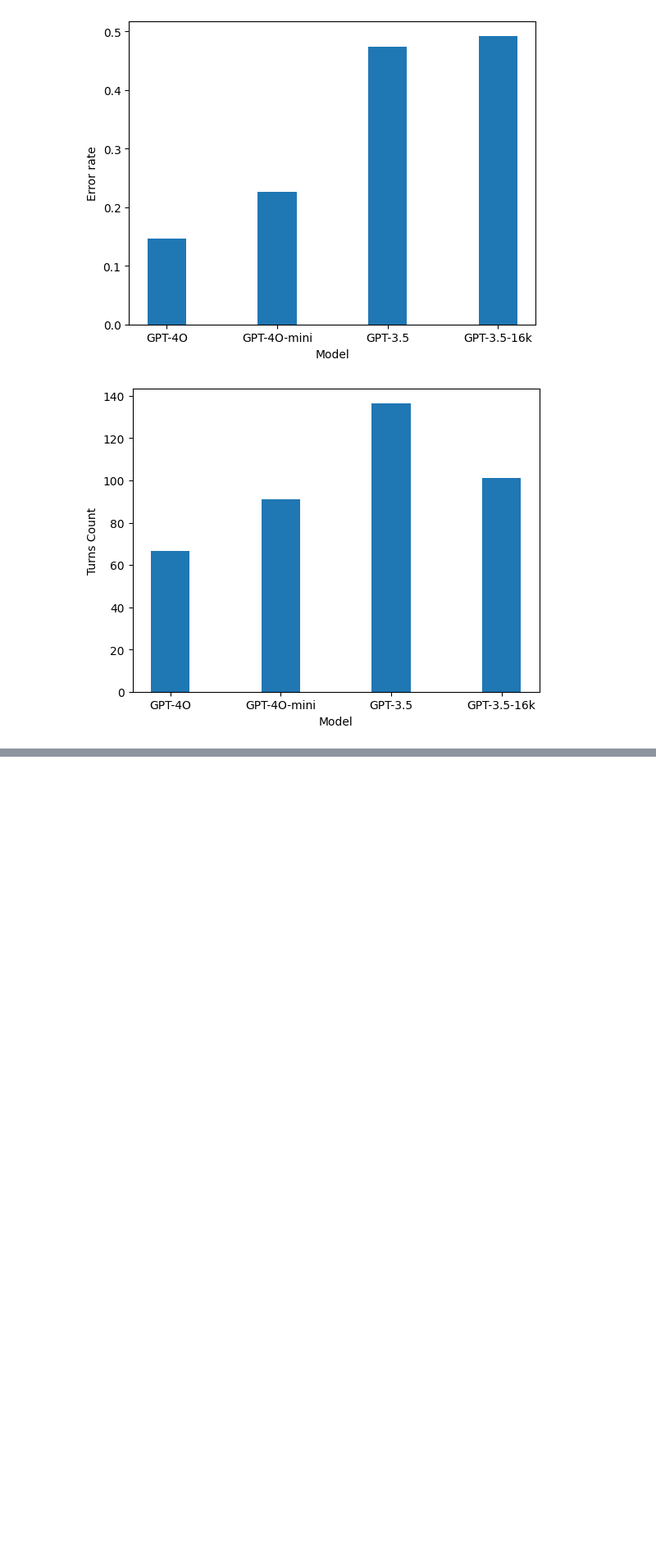
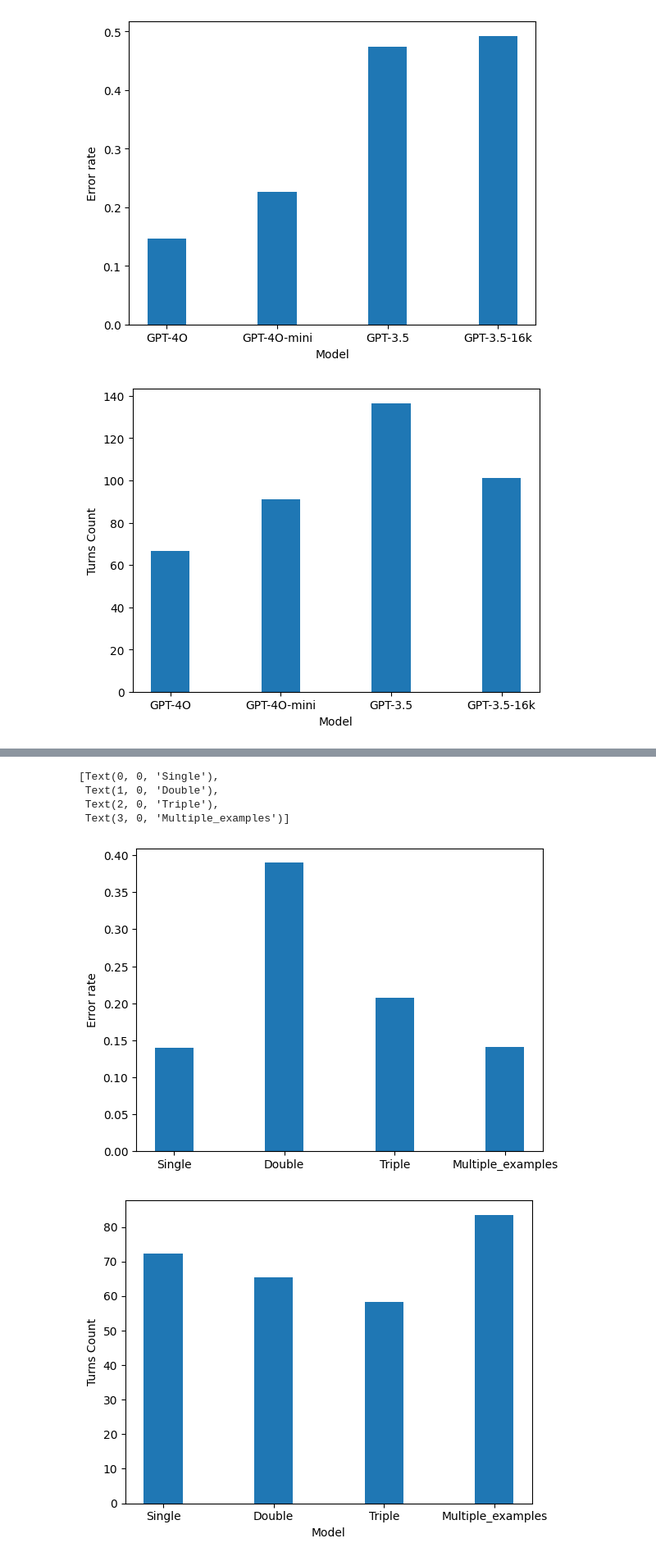
Before and after one commit to boring180/ChinesePokerAi, a Jupyter notebook: results_visualize.ipynb, the cells around one changed output, grey strips where cells are left out. Shown: that part at 82% size. Cells and saved outputs as stored; diff of their text form; code cells hidden in the pictures; blank space fills up the shorter version.

```diff
--- a/results_visualize.ipynb
+++ b/results_visualize.ipynb
@@ -85,0 +113,39 @@ ax.set_xticklabels(model_names)
+# %%
+# ♥3
+single_error = np.array([0.18032786885245902, 0.14285714285714285, 0.1044776119402985, 0.08571428571428572, 0.18811881188118812]).mean()
+single_turn = np.array([61, 63, 67, 70, 101]).mean()
+# ♠3♥3
+double_error = np.array([0.07462686567164178, 0.3953488372093023, 0.06451612903225806, 1.2592592592592593, 0.15714285714285714]).mean()
+double_turn = np.array([67, 43, 93, 54, 70]).mean()
+# ♠3♥3♣3
+triple_error = np.array([0.3055555555555556, 0.16, 0.14084507042253522, 0.23809523809523808, 0.19444444444444445]).mean()
+triple_turn = np.array([36, 50, 71, 63, 72]).mean()
+# ♠3♠4♠5♠6♠7
+straight_error = np.array([0.02247191011235955, 0.0425531914893617, 0.3972602739726027, 0.14942528735632185, 0.09333333333333334]).mean()
+straight_turn = np.array([89, 94, 73, 87, 75]).mean()
+
+bar_width = 0.35
+index = np.arange(4)
+error_rate = [single_error, double_error, triple_error, straight_error]
+turns_count = [single_turn, double_turn, triple_turn, straight_turn]
+model_names = [ 'Single', 'Double', 'Triple', 'Multiple_examples']
+
+fig, ax = plt.subplots()
+bar1 = ax.bar(index, error_rate, bar_width, label='Error Rate')
+ax.set_ylabel('Error rate')
+ax.set_xticks(index)
+ax.set_xticklabels(model_names)
+
+fig, ax = plt.subplots()
+bar2 = ax.bar(index, turns_count, bar_width, label='Turns Count')
+ax.set_xlabel('Model')
+ax.set_ylabel('Turns Count')
+ax.set_xticks(index)
+ax.set_xticklabels(model_names)
+# %% [output]
+[Text(0, 0, 'Single'),
+ Text(1, 0, 'Double'),
+ Text(2, 0, 'Triple'),
+ Text(3, 0, 'Multiple_examples')]
+[figure, added]
+[figure, added]
```
Also changed, not shown: parts of 4 cells of this notebook, 2 other files.
